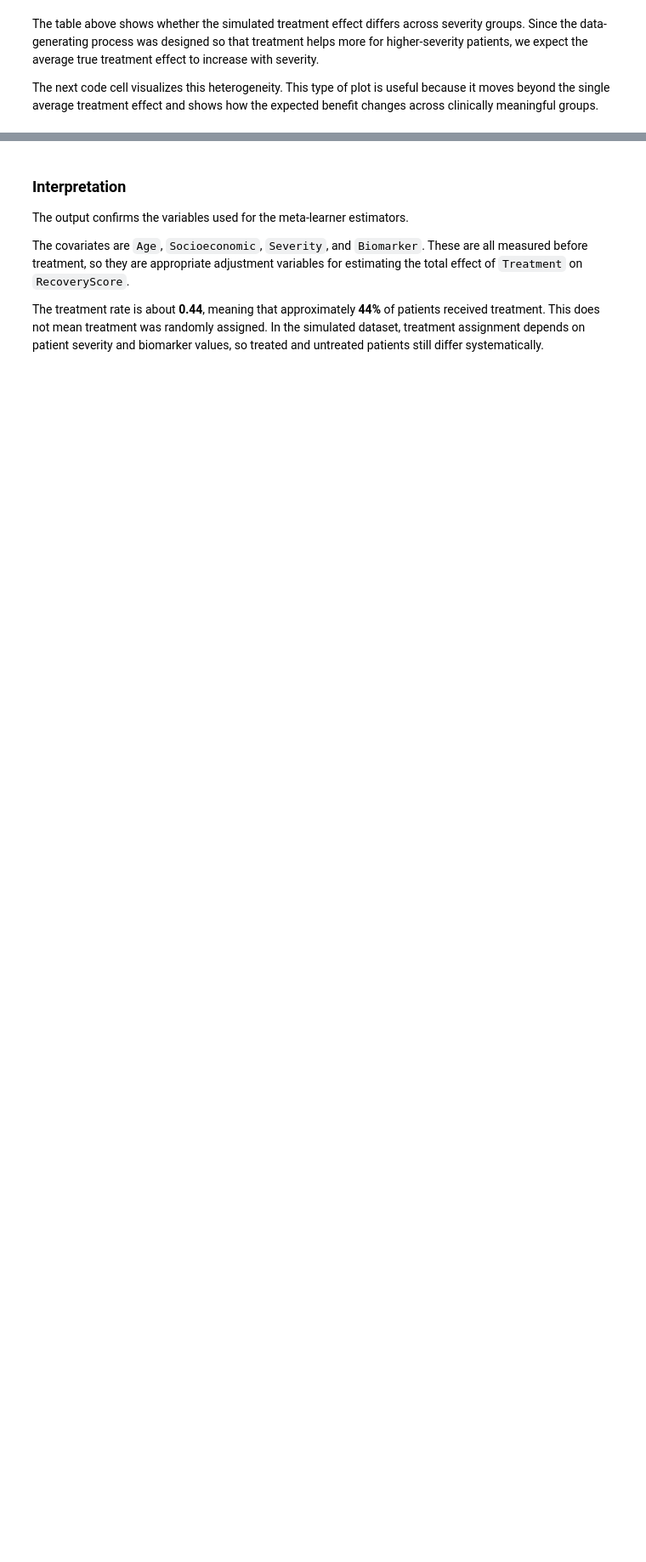
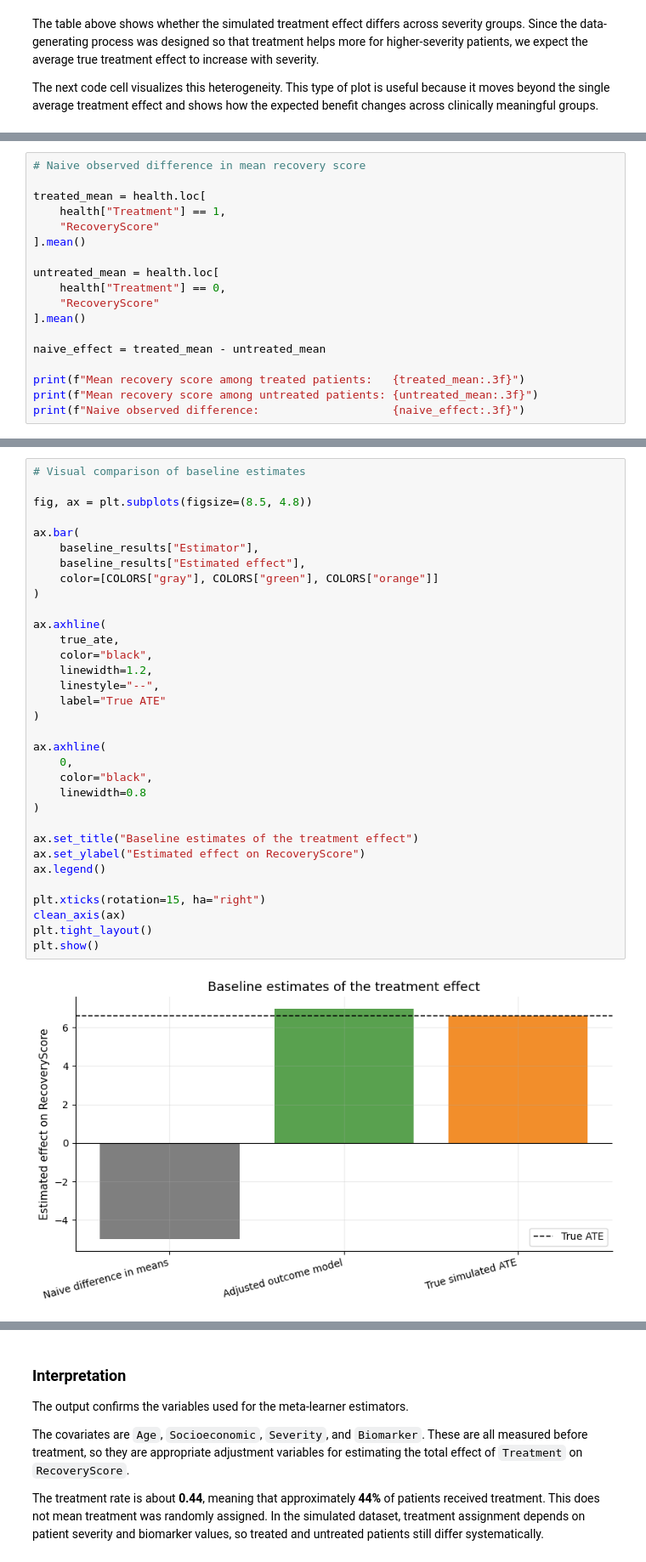
Before and after one commit to Ci2Lab/Causal-Intelligence-Course, a Jupyter notebook: Lectures/03_Causal_ML.ipynb, the cells around one changed output, grey strips where cells are left out. Shown at 85% size. Drawn from its saved outputs; the diff is of its cells as text; blank space fills up the shorter version.

```diff
--- a/Lectures/03_Causal_ML.ipynb
+++ b/Lectures/03_Causal_ML.ipynb
@@ -1812,0 +1370,18 @@ These limitations motivate the next section on meta-learners.
+# %%
+# Naive observed difference in mean recovery score
+
+treated_mean = health.loc[
+    health["Treatment"] == 1,
+    "RecoveryScore"
+].mean()
+
+untreated_mean = health.loc[
+    health["Treatment"] == 0,
+    "RecoveryScore"
+].mean()
+
+naive_effect = treated_mean - untreated_mean
+
+print(f"Mean recovery score among treated patients:   {treated_mean:.3f}")
+print(f"Mean recovery score among untreated patients: {untreated_mean:.3f}")
+print(f"Naive observed difference:                    {naive_effect:.3f}")
@@ -1812,0 +1679,35 @@ These limitations motivate the next section on meta-learners.
+# %%
+# Visual comparison of baseline estimates
+
+fig, ax = plt.subplots(figsize=(8.5, 4.8))
+
+ax.bar(
+    baseline_results["Estimator"],
+    baseline_results["Estimated effect"],
+    color=[COLORS["gray"], COLORS["green"], COLORS["orange"]]
+)
+
+ax.axhline(
+    true_ate,
+    color="black",
+    linewidth=1.2,
+    linestyle="--",
+    label="True ATE"
+)
+
+ax.axhline(
+    0,
+    color="black",
+    linewidth=0.8
+)
+
+ax.set_title("Baseline estimates of the treatment effect")
+ax.set_ylabel("Estimated effect on RecoveryScore")
+ax.legend()
+
+plt.xticks(rotation=15, ha="right")
+clean_axis(ax)
+plt.tight_layout()
+plt.show()
+# %% [output]
+[figure, added]
```
Also changed, not shown: parts of 90 cells of this notebook.
